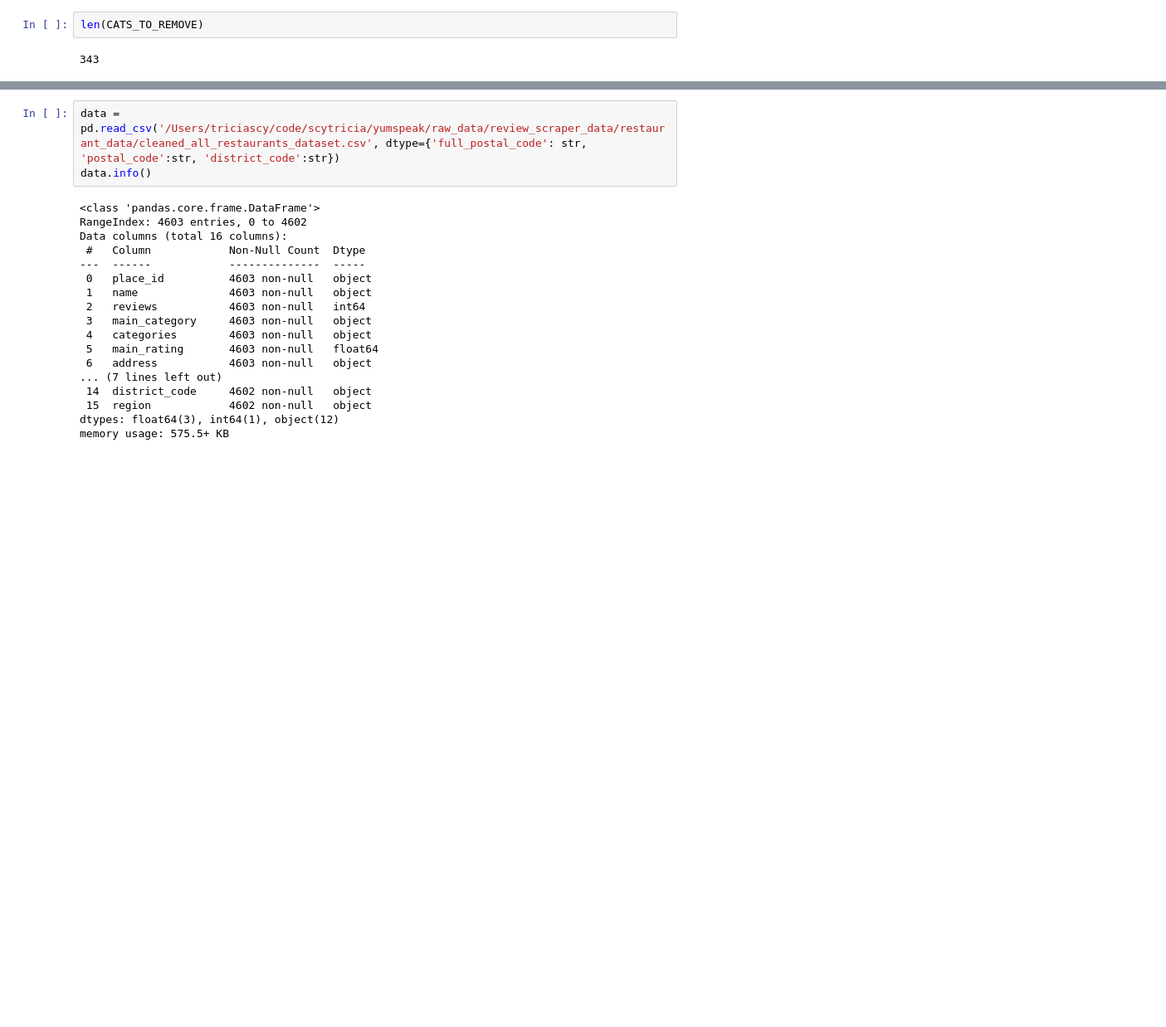
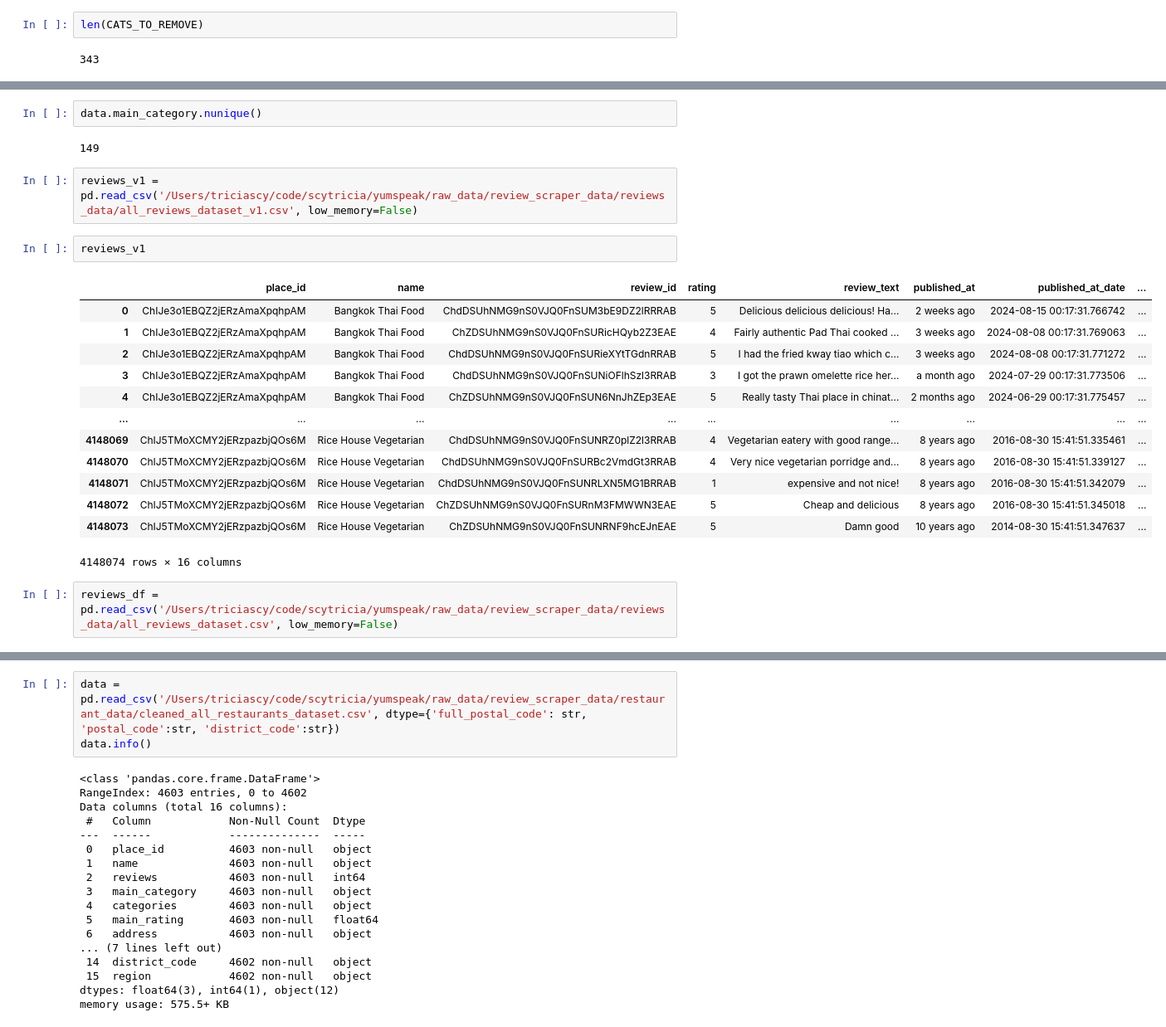
Before and after one commit to toothyachy/yumspeak, a Jupyter notebook: notebooks/ts_clean_restaurant_dataset.ipynb, the cells around one changed output, grey strips where cells are left out. Shown at 83% size. Drawn from its saved outputs; the diff is of its cells as text; blank space fills up the shorter version.

Commit message:
updated data.py to clean reviews dataset and merged both dataset

```diff
--- a/notebooks/ts_clean_restaurant_dataset.ipynb
+++ b/notebooks/ts_clean_restaurant_dataset.ipynb
@@ -62,0 +520,24 @@ df
+# %%
+data.main_category.nunique()
+# %% [output]
+149
+# %%
+reviews_v1 = pd.read_csv('/Users/triciascy/code/scytricia/yumspeak/raw_data/review_scraper_data/reviews_data/all_reviews_dataset_v1.csv', low_memory=False)
+# %%
+reviews_v1
+# %% [output]
+|  | place_id | name | review_id | rating | review_text | published_at | published_at_date | ... |
+| 0 | ChIJe3o1EBQZ2jERzAmaXpqhpAM | Bangkok Thai Food | ChdDSUhNMG9nS0VJQ0FnSUM3bE9DZ2lRRRAB | 5 | Delicious delicious delicious! Ha... | 2 weeks ago | 2024-08-15 00:17:31.766742 | ... |
+| 1 | ChIJe3o1EBQZ2jERzAmaXpqhpAM | Bangkok Thai Food | ChZDSUhNMG9nS0VJQ0FnSURicHQyb2Z3EAE | 4 | Fairly authentic Pad Thai cooked ... | 3 weeks ago | 2024-08-08 00:17:31.769063 | ... |
+| 2 | ChIJe3o1EBQZ2jERzAmaXpqhpAM | Bangkok Thai Food | ChdDSUhNMG9nS0VJQ0FnSURieXYtTGdnRRAB | 5 | I had the fried kway tiao which c... | 3 weeks ago | 2024-08-08 00:17:31.771272 | ... |
+| 3 | ChIJe3o1EBQZ2jERzAmaXpqhpAM | Bangkok Thai Food | ChdDSUhNMG9nS0VJQ0FnSUNiOFlhSzl3RRAB | 3 | I got the prawn omelette rice her... | a month ago | 2024-07-29 00:17:31.773506 | ... |
+| 4 | ChIJe3o1EBQZ2jERzAmaXpqhpAM | Bangkok Thai Food | ChZDSUhNMG9nS0VJQ0FnSUN6NnJhZEp3EAE | 5 | Really tasty Thai place in chinat... | 2 months ago | 2024-06-29 00:17:31.775457 | ... |
+| ... | ... | ... | ... | ... | ... | ... | ... | ... |
+| 4148069 | ChIJ5TMoXCMY2jERzpazbjQOs6M | Rice House Vegetarian | ChdDSUhNMG9nS0VJQ0FnSUNRZ0plZ2l3RRAB | 4 | Vegetarian eatery with good range... | 8 years ago | 2016-08-30 15:41:51.335461 | ... |
+| 4148070 | ChIJ5TMoXCMY2jERzpazbjQOs6M | Rice House Vegetarian | ChdDSUhNMG9nS0VJQ0FnSURBc2VmdGt3RRAB | 4 | Very nice vegetarian porridge and... | 8 years ago | 2016-08-30 15:41:51.339127 | ... |
+| 4148071 | ChIJ5TMoXCMY2jERzpazbjQOs6M | Rice House Vegetarian | ChdDSUhNMG9nS0VJQ0FnSUNRLXN5MG1BRRAB | 1 | expensive and not nice! | 8 years ago | 2016-08-30 15:41:51.342079 | ... |
+| 4148072 | ChIJ5TMoXCMY2jERzpazbjQOs6M | Rice House Vegetarian | ChZDSUhNMG9nS0VJQ0FnSURnM3FMWWN3EAE | 5 | Cheap and delicious | 8 years ago | 2016-08-30 15:41:51.345018 | ... |
+| 4148073 | ChIJ5TMoXCMY2jERzpazbjQOs6M | Rice House Vegetarian | ChZDSUhNMG9nS0VJQ0FnSUNRNF9hcEJnEAE | 5 | Damn good | 10 years ago | 2014-08-30 15:41:51.347637 | ... |
+4148074 rows × 16 columns
+# %%
+reviews_df = pd.read_csv('/Users/triciascy/code/scytricia/yumspeak/raw_data/review_scraper_data/reviews_data/all_reviews_dataset.csv', low_memory=False)
```
Also changed, not shown: parts of 54 cells of this notebook, 2 other files.
